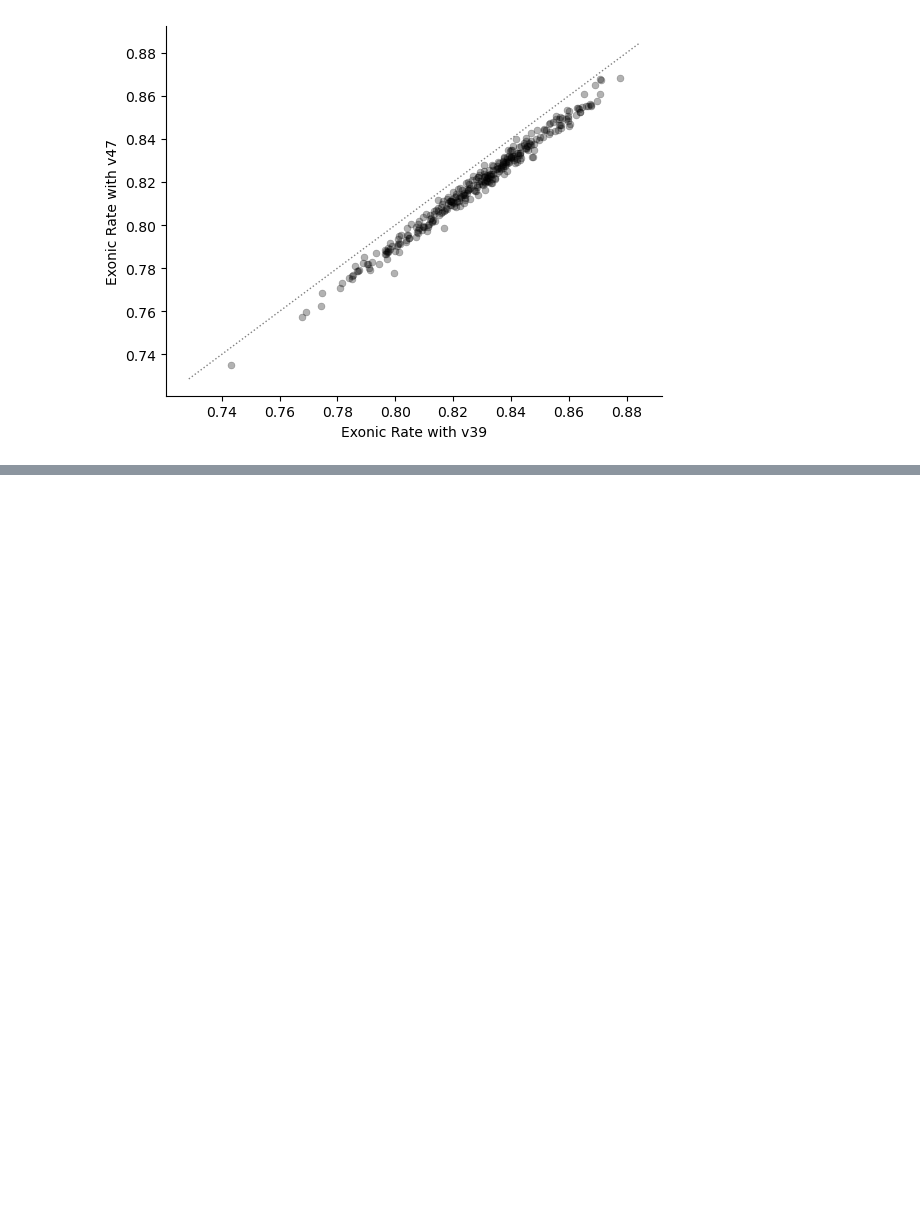
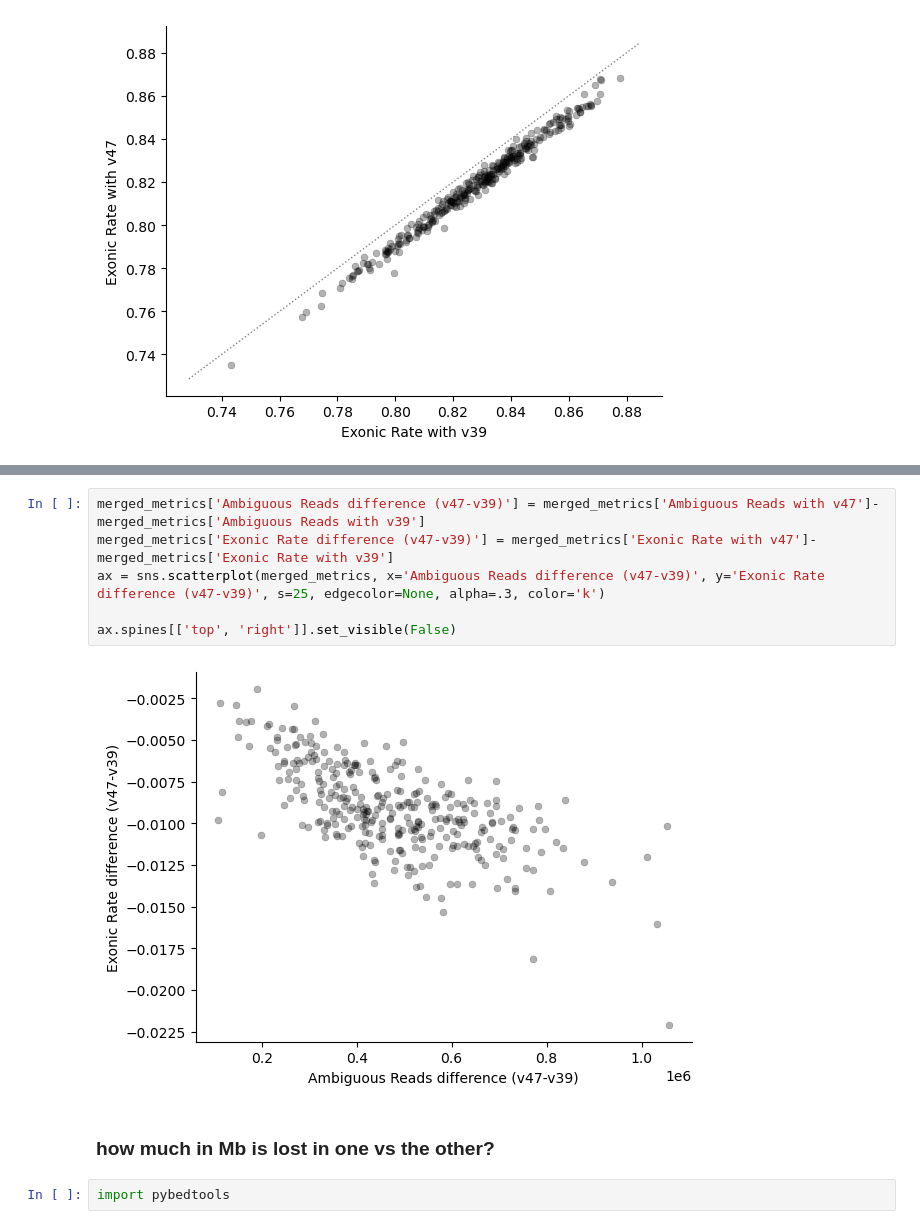
Before and after one commit to danielnachun/gtex-gencode47, a Jupyter notebook: notebooks/rnaseqc_metrics.ipynb, the cells around one changed output, grey strips where cells are left out. Drawn from its saved outputs; the diff is of its cells as text; blank space fills up the shorter version.

```diff
--- a/notebooks/rnaseqc_metrics.ipynb
+++ b/notebooks/rnaseqc_metrics.ipynb
@@ -57,0 +91,12 @@ ax.plot(lims, lims, ls=':', color='gray', linewidth=1)
+# %%
+merged_metrics['Ambiguous Reads difference (v47-v39)'] = merged_metrics['Ambiguous Reads with v47']-merged_metrics['Ambiguous Reads with v39']
+merged_metrics['Exonic Rate difference (v47-v39)'] = merged_metrics['Exonic Rate with v47']-merged_metrics['Exonic Rate with v39']
+ax = sns.scatterplot(merged_metrics, x='Ambiguous Reads difference (v47-v39)', y='Exonic Rate difference (v47-v39)', s=25, edgecolor=None, alpha=.3, color='k')
+
+ax.spines[['top', 'right']].set_visible(False)
+# %% [output]
+[figure, added]
+# %% [markdown]
+### how much in Mb is lost in one vs the other?
+# %%
+import pybedtools
```
Also changed, not shown: parts of 10 cells of this notebook, 1 other file.
